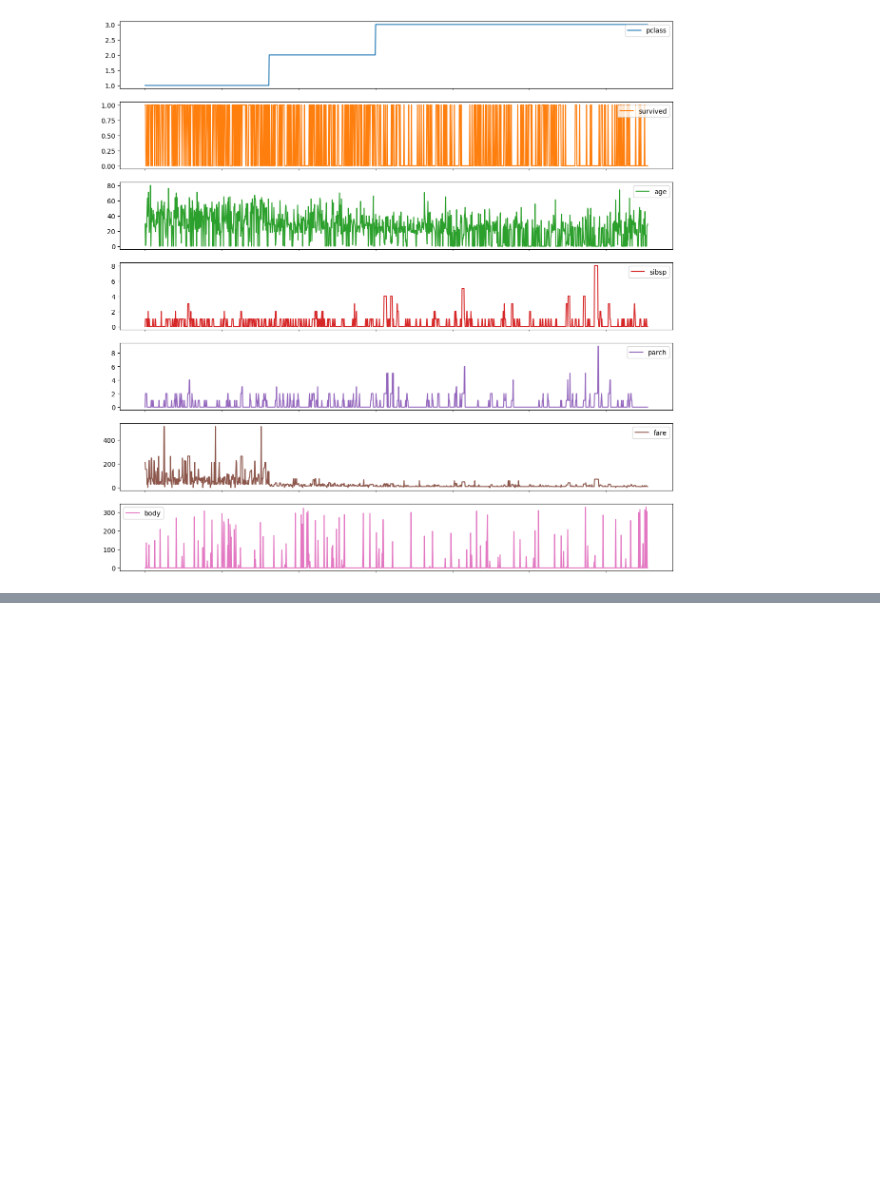
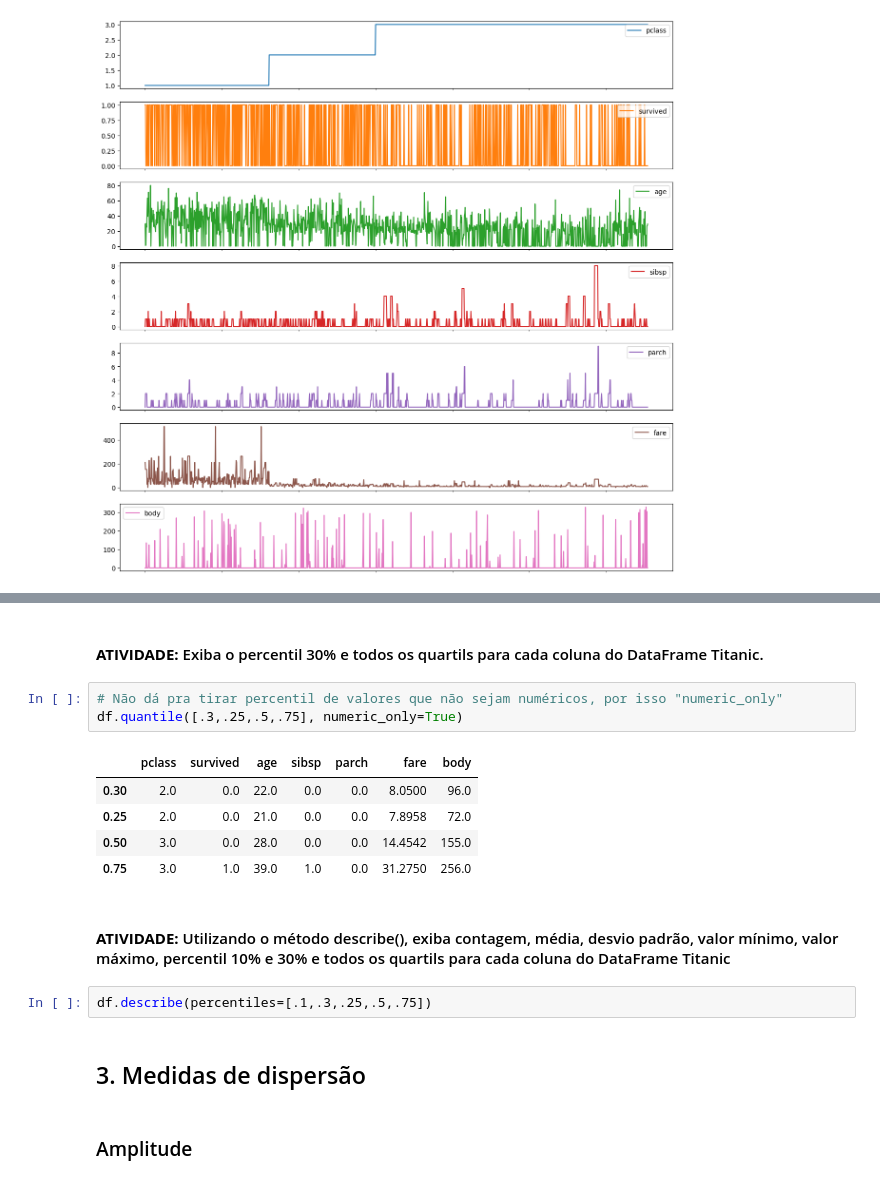
Before and after one commit to Gabinel/Colab_Data_Science, a Jupyter notebook: Ciência_de_dados_1.ipynb, the cells around one changed output, grey strips where cells are left out. Saved outputs shown, nothing was run; the diff lists cells and outputs as text; blank space fills up the shorter version.

```diff
--- a/Ciência_de_dados_1.ipynb
+++ b/Ciência_de_dados_1.ipynb
@@ -389,0 +414,19 @@ array([<Axes: >, <Axes: >, <Axes: >, <Axes: >, <Axes: >, <Axes: >,
+# %% [markdown]
+#### __ATIVIDADE:__ Exiba o percentil 30% e todos os quartils para cada coluna do DataFrame Titanic.
+# %%
+# Não dá pra tirar percentil de valores que não sejam numéricos, por isso "numeric_only"
+df.quantile([.3,.25,.5,.75], numeric_only=True)
+# %% [output]
+|  | pclass | survived | age | sibsp | parch | fare | body |
+| 0.30 | 2.0 | 0.0 | 22.0 | 0.0 | 0.0 | 8.0500 | 96.0 |
+| 0.25 | 2.0 | 0.0 | 21.0 | 0.0 | 0.0 | 7.8958 | 72.0 |
+| 0.50 | 3.0 | 0.0 | 28.0 | 0.0 | 0.0 | 14.4542 | 155.0 |
+| 0.75 | 3.0 | 1.0 | 39.0 | 1.0 | 0.0 | 31.2750 | 256.0 |
+# %% [markdown]
+#### __ATIVIDADE:__ Utilizando o método describe(), exiba contagem, média, desvio padrão, valor mínimo, valor máximo, percentil 10% e 30% e todos os quartils para cada coluna do DataFrame Titanic
+# %%
+df.describe(percentiles=[.1,.3,.25,.5,.75])
+# %% [markdown]
+## 3. Medidas de dispersão
+# %% [markdown]
+### Amplitude
```
Also changed, not shown: parts of 13 cells of this notebook.
